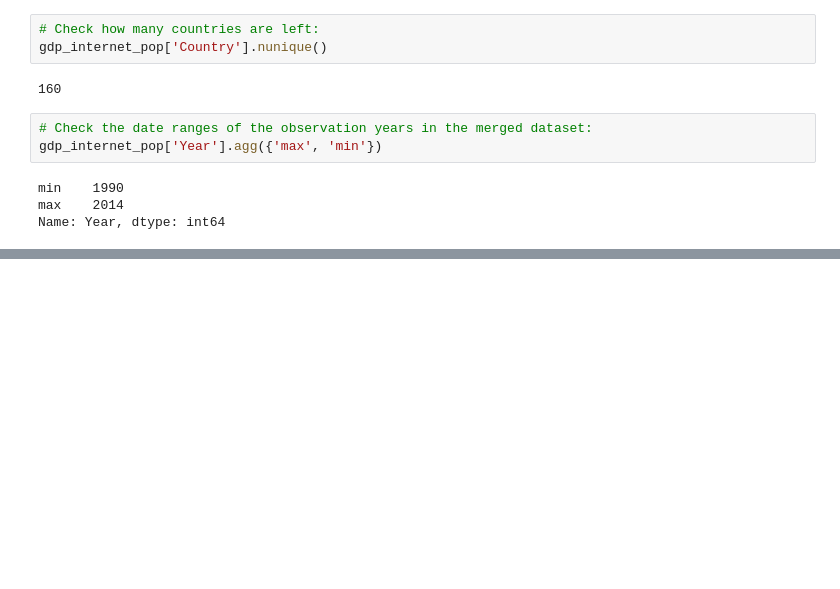
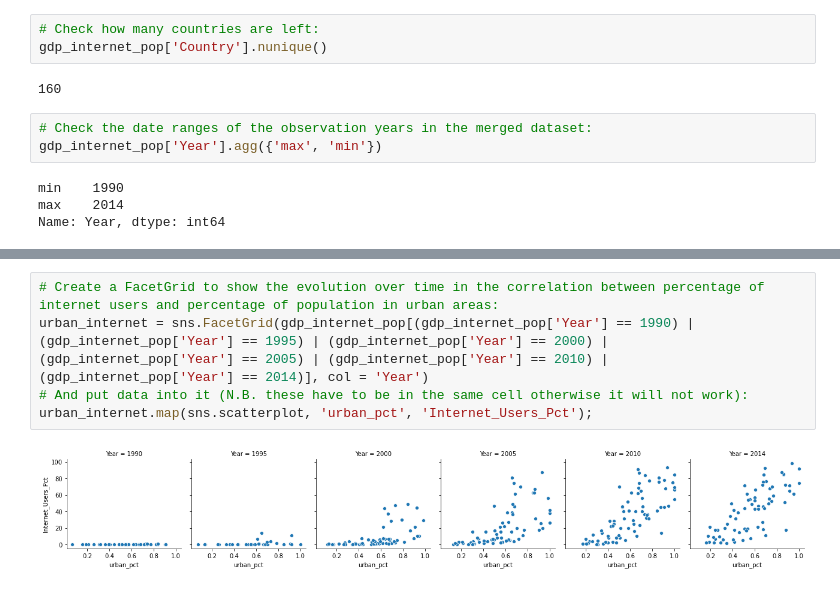
Before and after one commit to nss-data-science-cohort-4/dq1-undata-vai2fc, a Jupyter notebook: notebooks/UN_Data_Exploration.ipynb, the cells around one changed output, grey strips where cells are left out. Cells and saved outputs as stored; diff of their text form; blank space fills up the shorter version.

```diff
--- a/notebooks/UN_Data_Exploration.ipynb
+++ b/notebooks/UN_Data_Exploration.ipynb
@@ -1103,0 +1172,7 @@ pop_pivoted
+# %%
+# Create a FacetGrid to show the evolution over time in the correlation between percentage of internet users and percentage of population in urban areas:
+urban_internet = sns.FacetGrid(gdp_internet_pop[(gdp_internet_pop['Year'] == 1990) | (gdp_internet_pop['Year'] == 1995) | (gdp_internet_pop['Year'] == 2000) | (gdp_internet_pop['Year'] == 2005) | (gdp_internet_pop['Year'] == 2010) | (gdp_internet_pop['Year'] == 2014)], col = 'Year')
+# And put data into it (N.B. these have to be in the same cell otherwise it will not work):
+urban_internet.map(sns.scatterplot, 'urban_pct', 'Internet_Users_Pct');
+# %% [output]
+[figure, added]
```
Also changed, not shown: parts of 21 cells of this notebook.
